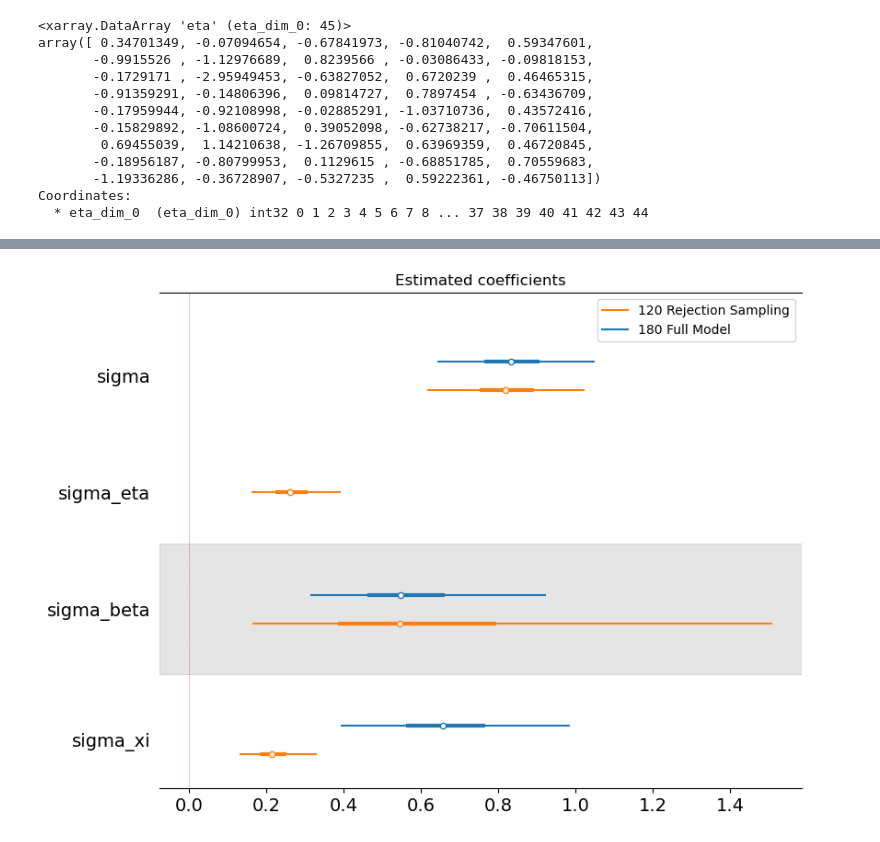
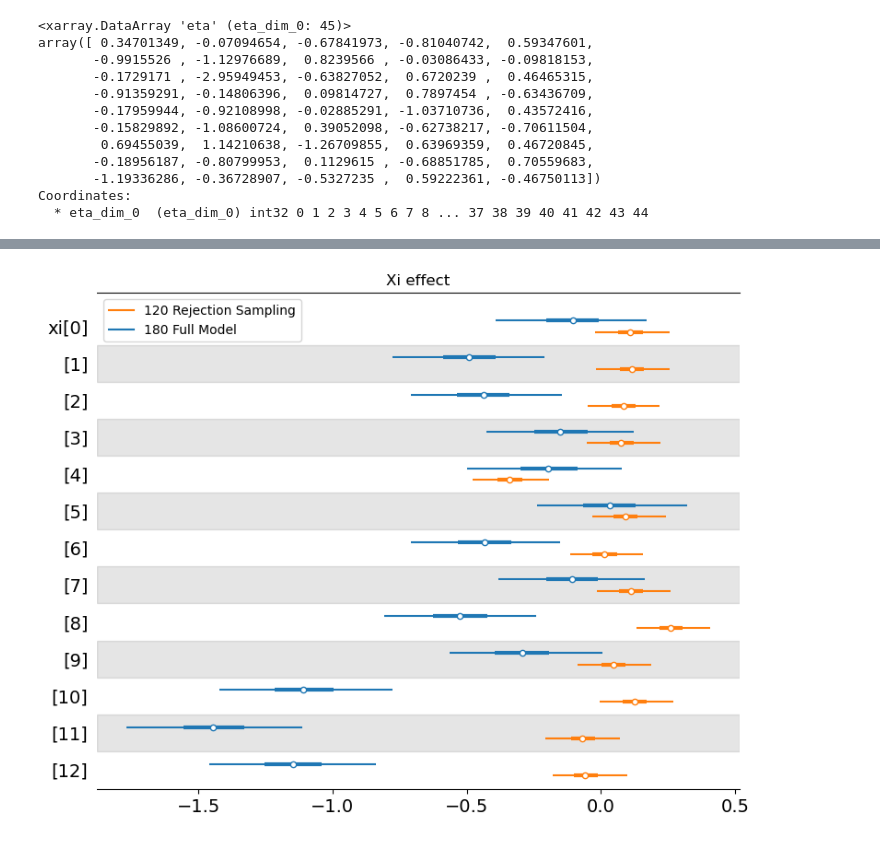
Before and after one commit to venanzjones/Bayesian_Project, a Jupyter notebook: main/Modello/plots.ipynb, the cells around one changed output, grey strips where cells are left out. Cells and saved outputs as stored; diff of their text form; code cells hidden in the pictures.

```diff
--- a/main/Modello/plots.ipynb
+++ b/main/Modello/plots.ipynb
@@ -84,17 +78,16 @@ axes = az.plot_forest(p120,
                            combined=True,
                            figsize=(9, 7),
                            hdi_prob = .95)
-# %%
-axes = az.plot_forest([fit180, fit120],
-                           model_names = ["180 Full Model", "120 Rejection Sampling"],
-                           kind='forestplot',
-                           var_names=["^sigma"],
-                           filter_vars="regex",
-                           combined=True,
-                           figsize=(9, 7),
-                           hdi_prob = .95)
-axes[0].set_title('Estimated coefficients')
-plt.axvline(x=0, color='r', linestyle=':', linewidth=.5)
-plt.show()
-# %% [output]
-[figure, removed]
+# %%
+axes = az.plot_forest([fit180, fit120],
+                           model_names = ["180 Full Model", "120 Rejection Sampling"],
+                           kind='forestplot',
+                           var_names=["xi"],
+                           combined=True,
+                           figsize=(9, 7),
+                           hdi_prob = .95)
+axes[0].set_title('Xi effect')
+# plt.axvline(x=0, color='r', linestyle=':', linewidth=.5)
+plt.show()
+# %% [output]
+[figure, added]
```
Also changed, not shown: parts of 6 cells of this notebook, 5 other files.
